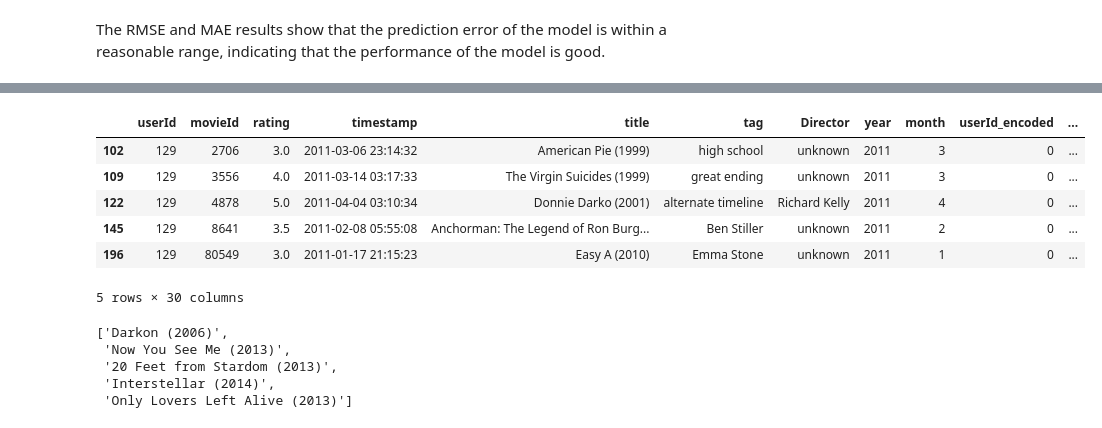
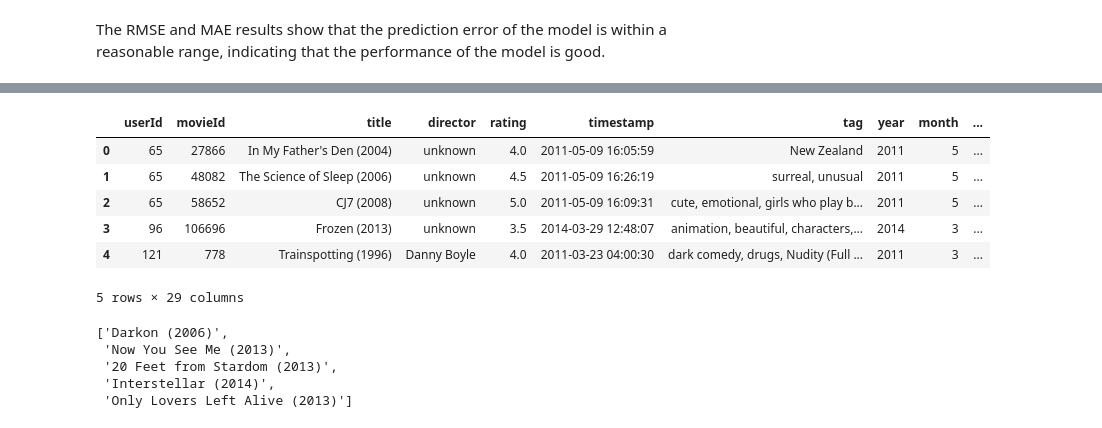
Before and after one commit to Charlottecool/Neural-Network-and-NLP-Based-Movie-Recommendation-System, a Jupyter notebook: Neural Network and NLP-Based Movie Recommendation System.ipynb, the cells around one changed output, grey strips where cells are left out. Cells and saved outputs as stored; diff of their text form; code cells hidden in the pictures.

Commit message:
finish director recommendation function and fix old bugs

```diff
--- a/Neural Network and NLP-Based Movie Recommendation System.ipynb
+++ b/Neural Network and NLP-Based Movie Recommendation System.ipynb
@@ -111,7 +111,7 @@ directors.head()
 | 4 | https://m.media-amazon.com/images... | 12 Angry Men | 1957 | U | 96 min | Crime, Drama | 9.0 | A jury holdout attempts to preven... | ... |
 # %%
 # add director information to merged_data
-directors = directors.rename(columns={'Series_Title': 'shared_title'})
+directors = directors.rename(columns={'Series_Title': 'shared_title', 'Director': 'director'})
 
 # define a function to unite the movie title format for future merging
 def extract_movie_name(title):
@@ -121,8 +121,8 @@ def extract_movie_name(title):
 merged_data['shared_title'] = merged_data['title'].apply(extract_movie_name)
 
 # merge merged_data and directors using 'shared_title'
-merged_data = pd.merge(merged_data, directors[['shared_title','Director']], on='shared_title', how='left')
-merged_data['Director'] = merged_data['Director'].fillna('unknown')
+merged_data = pd.merge(merged_data, directors[['shared_title','director']], on='shared_title', how='left')
+merged_data['director'] = merged_data['director'].fillna('unknown')
 merged_data = merged_data.drop(columns=['shared_title'])
 merged_data.head()
 # %% [output]
@@ -183,4 +183,11 @@ merged_data.describe()
 | 75% | 106755.000000 | 63072.000000 | 4.500000 |
 | max | 138472.000000 | 131258.000000 | 5.000000 |
 # %%
-# !!!!!!!!!!!!!!!!!!!DECIDE LATER WHETHER NEED TO DE DUPLICATES!!!!!!!!!!!!
+# combine different tags under same movie
+merged_data = merged_data.groupby(['userId', 'movieId', 'title', 'genres', 'director'], as_index=False).agg({
+    'rating': 'mean',
+    'timestamp': 'first',
+    'tag': lambda x: ', '.join(x)
+})
+
+merged_data.head()
@@ -187,4 +200,0 @@ merged_data.describe()
-# %%
-# drop duplicate on duplicated rows
-merged_data = merged_data.drop_duplicates(subset=['userId', 'movieId'])
-merged_data.head()
@@ -530,24 +479,24 @@ dtype: int64
 # %%
 # use MultiLabelBinarizer to One-Hot encode genres
 
 mlb = MultiLabelBinarizer()
-genres_encoded = mlb.fit_transform(final_merged_data['genres_split'])
+genres_encoded = mlb.fit_transform(merged_data['genres_split'])
 
 # convert the result of One-Hot to DataFrame and add it to the original dataset and ensure the indices match
-genres_encoded_df = pd.DataFrame(genres_encoded, columns=mlb.classes_, index=final_merged_data.index)
-final_merged_data = pd.concat([final_merged_data, genres_encoded_df], axis=1)
+genres_encoded_df = pd.DataFrame(genres_encoded, columns=mlb.classes_, index=merged_data.index)
+merged_data = pd.concat([merged_data, genres_encoded_df], axis=1)
 
 # delete the original genres column and genres_split coloumn
-final_merged_data.drop(['genres', 'genres_split'], axis=1, inplace=True)
-final_merged_data.head()
+merged_data.drop(['genres', 'genres_split'], axis=1, inplace=True)
+merged_data.head()
 # %% [output]
-|  | userId | movieId | rating | timestamp | title | tag | Director | year | month | userId_encoded | ... |
-| 102 | 129 | 2706 | 3.0 | 2011-03-06 23:14:32 | American Pie (1999) | high school | unknown | 2011 | 3 | 0 | ... |
-| 109 | 129 | 3556 | 4.0 | 2011-03-14 03:17:33 | The Virgin Suicides (1999) | great ending | unknown | 2011 | 3 | 0 | ... |
-| 122 | 129 | 4878 | 5.0 | 2011-04-04 03:10:34 | Donnie Darko (2001) | alternate timeline | Richard Kelly | 2011 | 4 | 0 | ... |
-| 145 | 129 | 8641 | 3.5 | 2011-02-08 05:55:08 | Anchorman: The Legend of Ron Burg... | Ben Stiller | unknown | 2011 | 2 | 0 | ... |
-| 196 | 129 | 80549 | 3.0 | 2011-01-17 21:15:23 | Easy A (2010) | Emma Stone | unknown | 2011 | 1 | 0 | ... |
+|  | userId | movieId | title | director | rating | timestamp | tag | year | month | ... |
+| 0 | 65 | 27866 | In My Father's Den (2004) | unknown | 4.0 | 2011-05-09 16:05:59 | New Zealand | 2011 | 5 | ... |
+| 1 | 65 | 48082 | The Science of Sleep (2006) | unknown | 4.5 | 2011-05-09 16:26:19 | surreal, unusual | 2011 | 5 | ... |
+| 2 | 65 | 58652 | CJ7 (2008) | unknown | 5.0 | 2011-05-09 16:09:31 | cute, emotional, girls who play b... | 2011 | 5 | ... |
+| 3 | 96 | 106696 | Frozen (2013) | unknown | 3.5 | 2014-03-29 12:48:07 | animation, beautiful, characters,... | 2014 | 3 | ... |
+| 4 | 121 | 778 | Trainspotting (1996) | Danny Boyle | 4.0 | 2011-03-23 04:00:30 | dark comedy, drugs, Nudity (Full ... | 2011 | 3 | ... |
-5 rows × 30 columns
+5 rows × 29 columns
 # %%
 def recommend_movies_based_on_genres(movie_title, merged_data, n_recommendations=5):
     """
```
Also changed, not shown: parts of 26 cells of this notebook.
